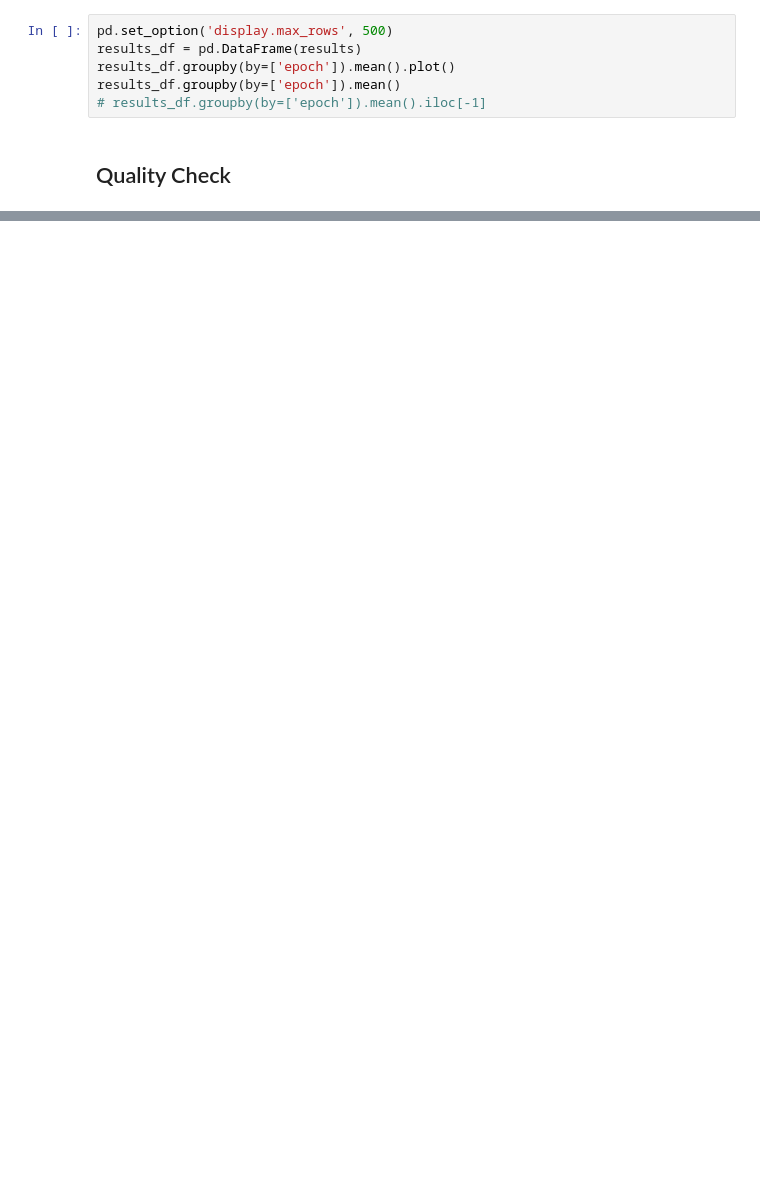
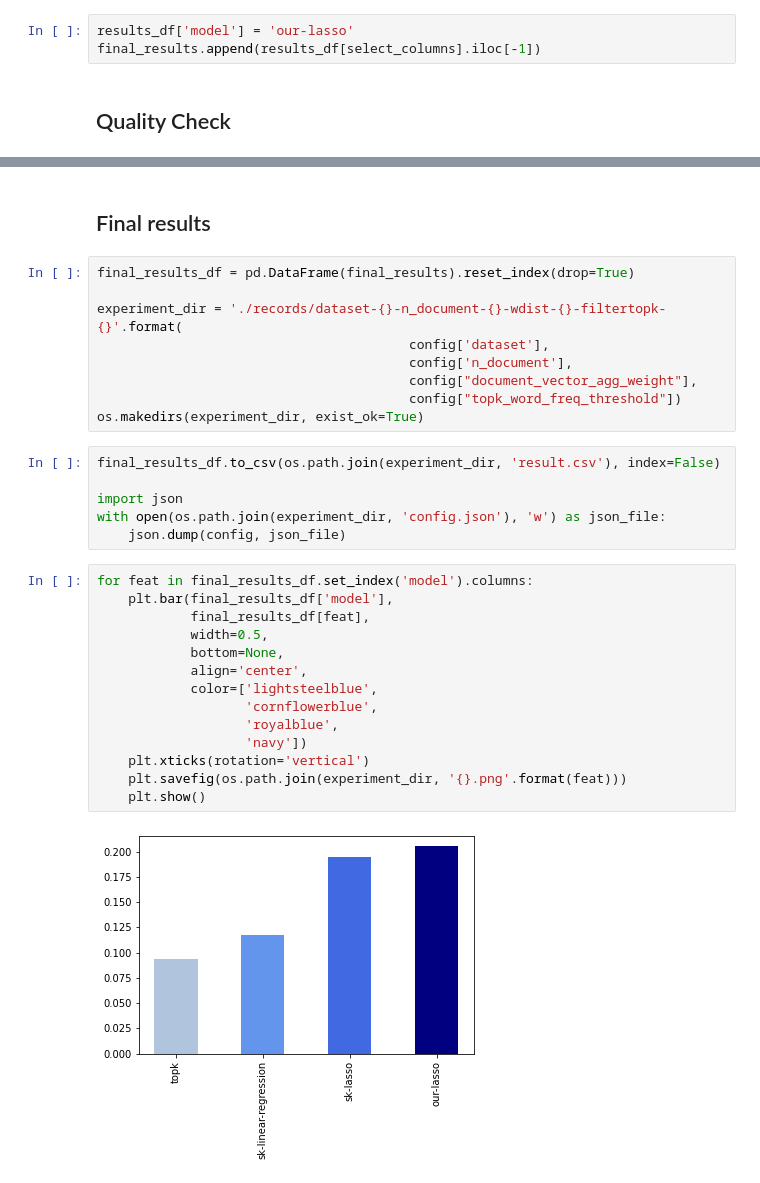
Before and after one commit to chris1214git/MSLAB_VectorDecomposition, a Jupyter notebook: chris/unsupervised_docvec_decompose.ipynb, the cells around one changed output, grey strips where cells are left out. Drawn from its saved outputs; the diff is of its cells as text; blank space fills up the shorter version.

```diff
--- a/chris/unsupervised_docvec_decompose.ipynb
+++ b/chris/unsupervised_docvec_decompose.ipynb
@@ -917,9 +854,6 @@ KeyboardInterrupt:
-# %%
-pd.set_option('display.max_rows', 500)
-results_df = pd.DataFrame(results)
-results_df.groupby(by=['epoch']).mean().plot()
-results_df.groupby(by=['epoch']).mean()
-# results_df.groupby(by=['epoch']).mean().iloc[-1]
+# %%
+results_df['model'] = 'our-lasso'
+final_results.append(results_df[select_columns].iloc[-1])
 # %% [markdown]
 ## Quality Check
 # %%
@@ -988,0 +923,33 @@ NDCG ALL 0.8526471735213274
+# %% [markdown]
+## Final results
+# %%
+final_results_df = pd.DataFrame(final_results).reset_index(drop=True)
+
+experiment_dir = './records/dataset-{}-n_document-{}-wdist-{}-filtertopk-{}'.format(
+                                        config['dataset'],
+                                        config['n_document'],
+                                        config["document_vector_agg_weight"],
+                                        config["topk_word_freq_threshold"])
+os.makedirs(experiment_dir, exist_ok=True)
+# %%
+final_results_df.to_csv(os.path.join(experiment_dir, 'result.csv'), index=False)
+
+import json
+with open(os.path.join(experiment_dir, 'config.json'), 'w') as json_file:
+    json.dump(config, json_file)
+# %%
+for feat in final_results_df.set_index('model').columns:
+    plt.bar(final_results_df['model'],
+            final_results_df[feat],
+            width=0.5,
+            bottom=None,
+            align='center',
+            color=['lightsteelblue',
+                   'cornflowerblue',
+                   'royalblue',
+                   'navy'])
+    plt.xticks(rotation='vertical')
+    plt.savefig(os.path.join(experiment_dir, '{}.png'.format(feat)))
+    plt.show()
+# %% [output]
+[figure, added]
```
Also changed, not shown: parts of 33 cells of this notebook, 13 other files.
